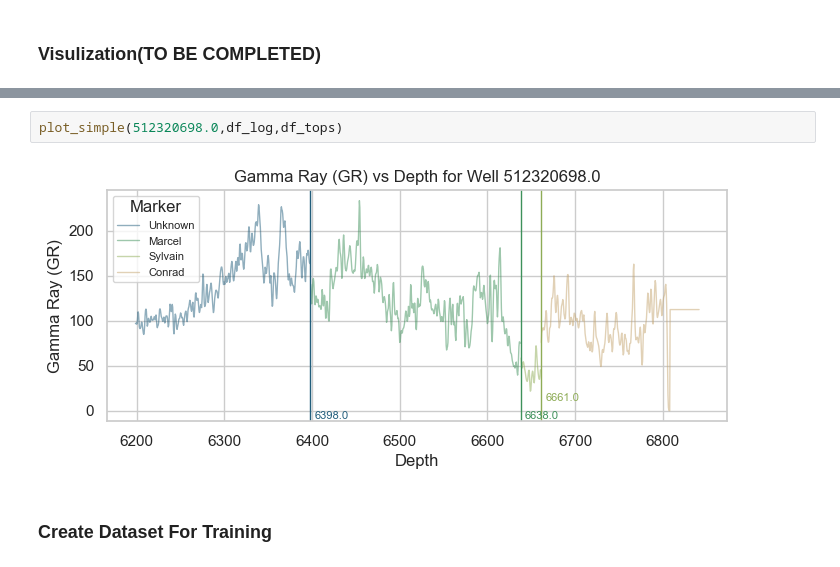
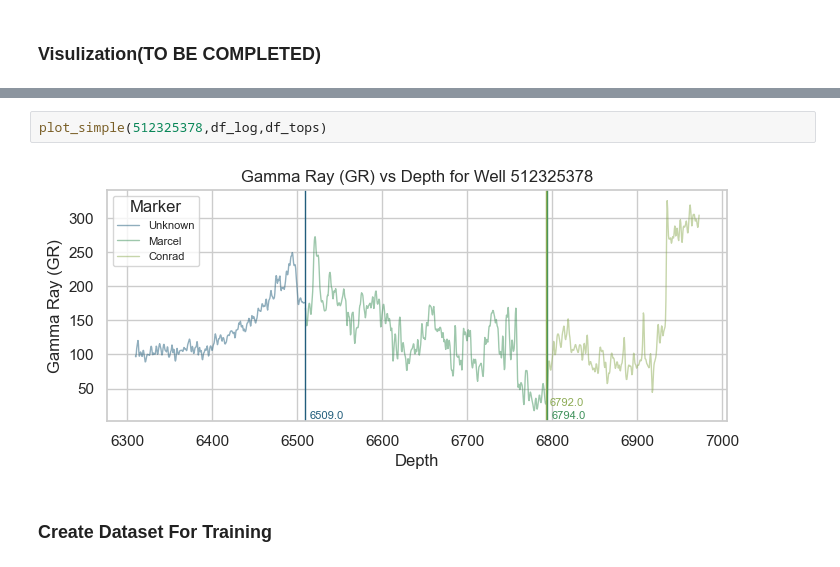
Before and after one commit to wyyccc0422/CRP_TimeSeriesClassification, a Jupyter notebook: Implementation_ROCKET.ipynb, the cells around one changed output, grey strips where cells are left out. Saved outputs shown, nothing was run; the diff lists cells and outputs as text.

```diff
--- a/Implementation_ROCKET.ipynb
+++ b/Implementation_ROCKET.ipynb
@@ -54,7 +153,7 @@ well_array = np.load('hackaton_training_well_one.npy', allow_pickle=True)
 # %%
-plot_simple(512320698.0,df_log,df_tops)
+plot_simple(512325378,df_log,df_tops)
 # %% [output]
-[figure, old version]
+[figure, new version]
 # %% [markdown]
 ### Create Dataset For Training
 # %%
```
Also changed, not shown: parts of 26 cells of this notebook, 24 other files.
